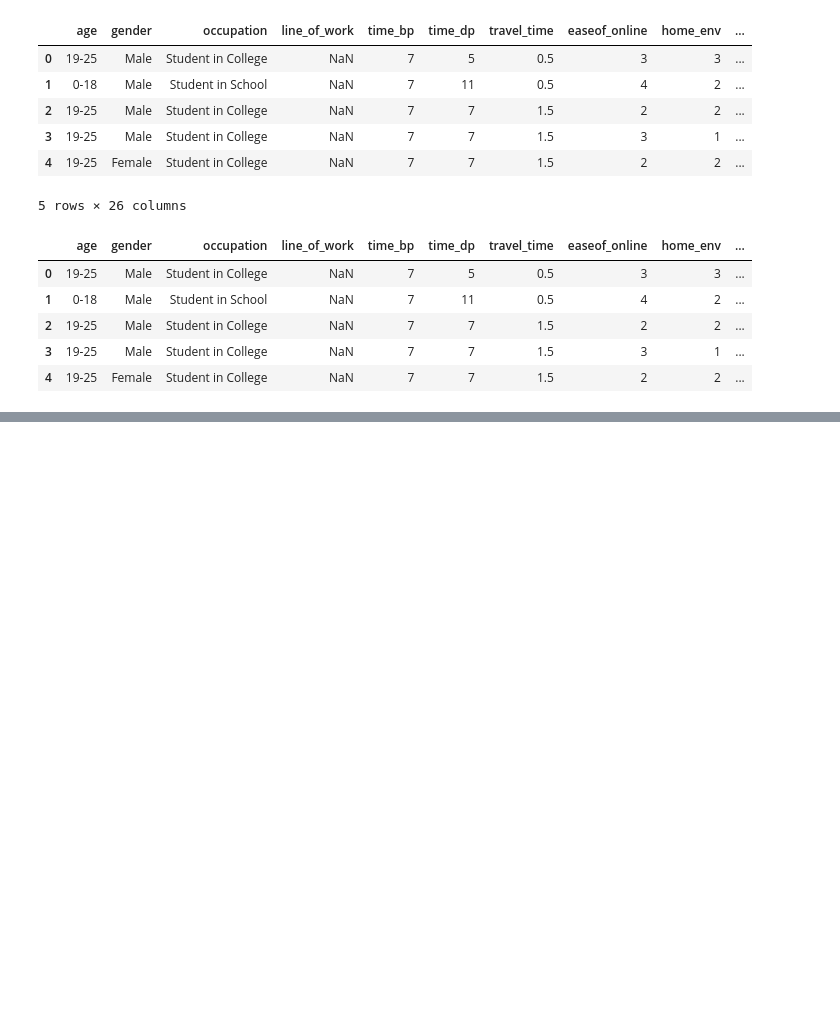
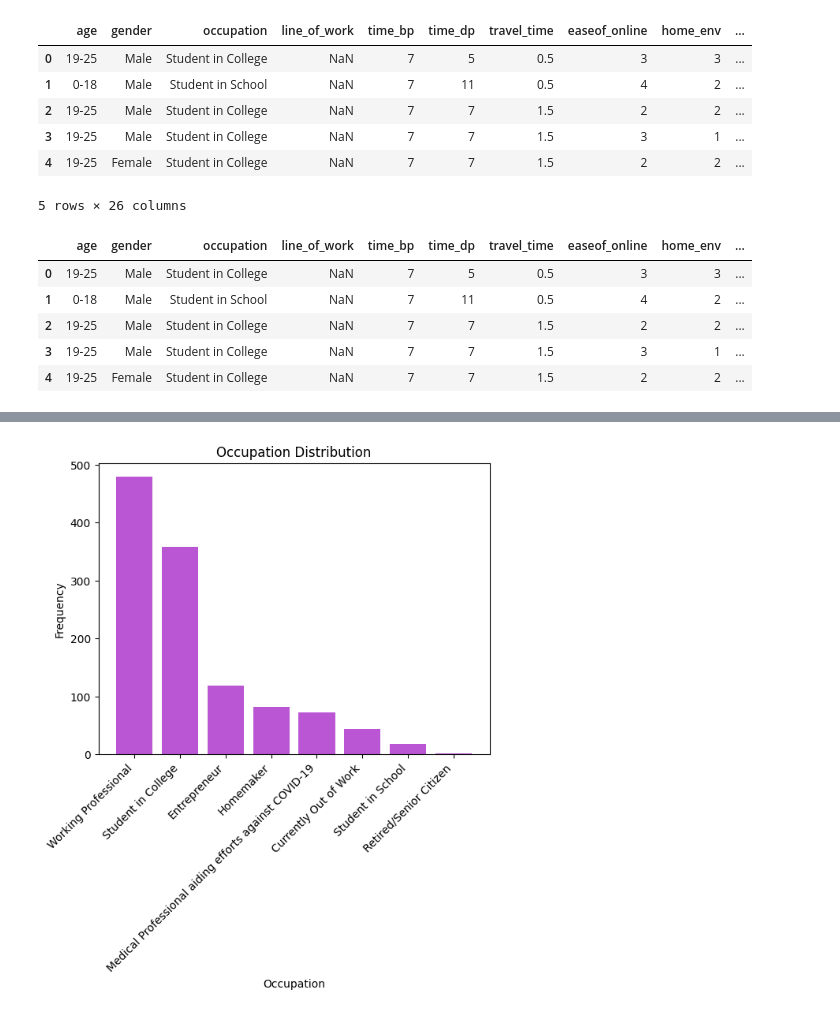
Before and after one commit to AayushiDaliparthi/Project_1_uoft, a Jupyter notebook: emily.ipynb, the cells around one changed output, grey strips where cells are left out. Saved outputs shown, nothing was run; the diff lists cells and outputs as text; code cells hidden in the pictures; blank space fills up the shorter version.

```diff
--- a/emily.ipynb
+++ b/emily.ipynb
@@ -118,0 +154,13 @@ df.head()
+# %%
+# Determine the occupation/education distribution of the dataset
+
+occupation_counts = df['occupation'].value_counts()
+
+plt.bar(occupation_counts.index, occupation_counts.values, color="mediumorchid")
+plt.title('Occupation Distribution')
+plt.xlabel('Occupation')
+plt.ylabel('Frequency')
+plt.xticks(rotation=45, ha='right')
+plt.show()
+# %% [output]
+[figure, added]
```
Also changed, not shown: parts of 8 cells of this notebook.
